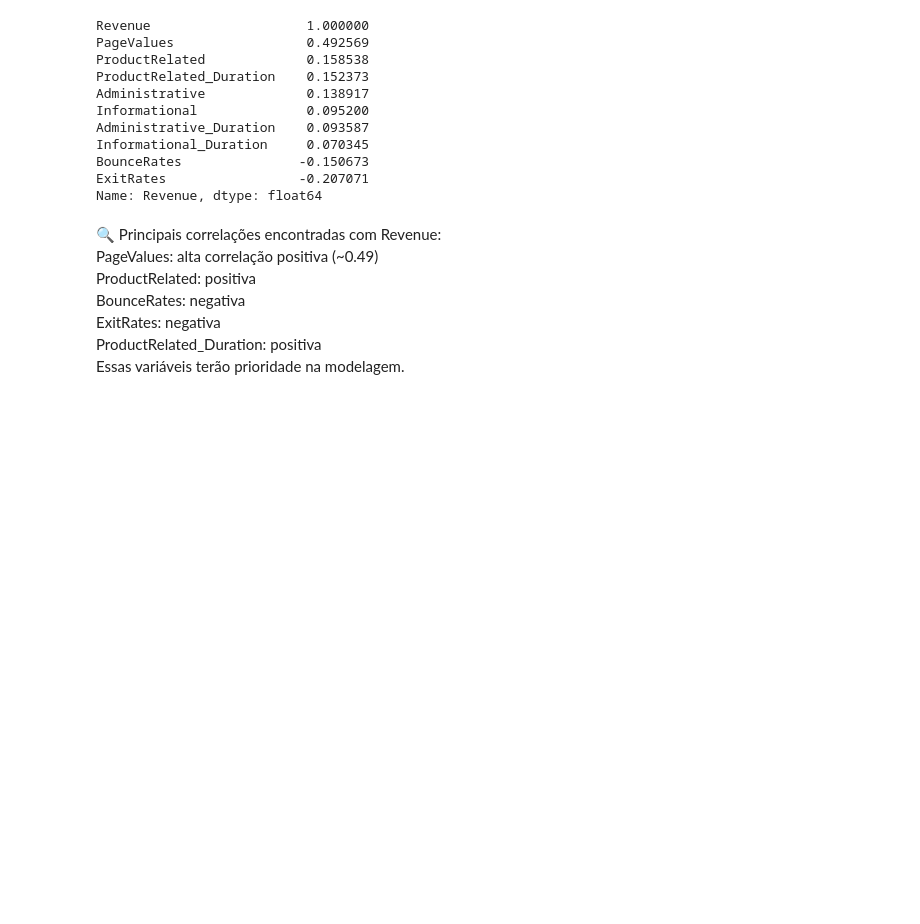
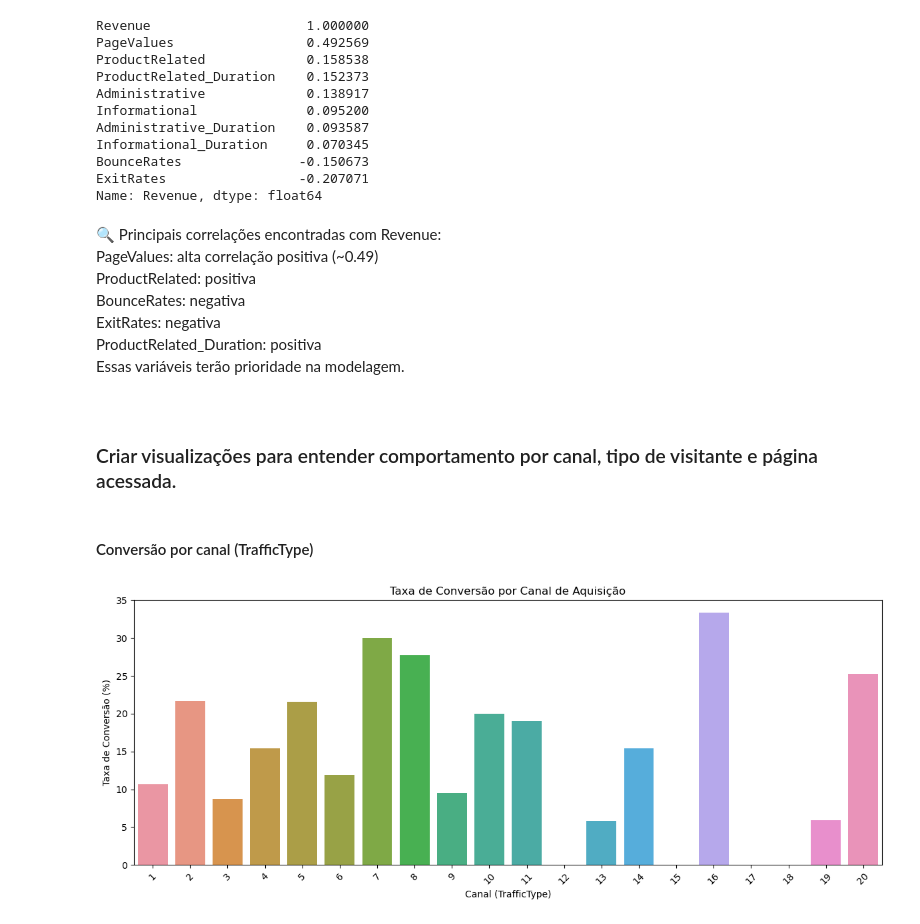
Before and after one commit to jorgelpiva/projetoAplicadoDSXP, a Jupyter notebook: projetoAplicado.ipynb, the cells around one changed output. Cells and saved outputs as stored; diff of their text form; code cells hidden in the pictures; blank space fills up the shorter version.

Commit message:
Criar visualizações para entender comportamento por canal, tipo de visitante e página acessada.

```diff
--- a/projetoAplicado.ipynb
+++ b/projetoAplicado.ipynb
@@ -398,3 +398,21 @@ ProductRelated_Duration: positiva
 <br>
 Essas variáveis terão prioridade na modelagem.
 <h4>
+# %% [markdown]
+<h3>Criar visualizações para entender comportamento por canal, tipo de visitante e página acessada.</h3>
+# %% [markdown]
+<h4>Conversão por canal (TrafficType)</h4>
+# %%
+# Gráfico de barras da taxa de conversão por canal
+conversion_by_channel = pd.crosstab(df['TrafficType'], df['Revenue'], normalize='index') * 100
+
+plt.figure(figsize=(12, 5))
+sns.barplot(x=conversion_by_channel.index, y=conversion_by_channel[True])
+plt.ylabel('Taxa de Conversão (%)')
+plt.xlabel('Canal (TrafficType)')
+plt.title('Taxa de Conversão por Canal de Aquisição')
+plt.xticks(rotation=45)
+plt.tight_layout()
+plt.show()
+# %% [output]
+[figure, added]
```
Also changed, not shown: parts of 10 cells of this notebook.
